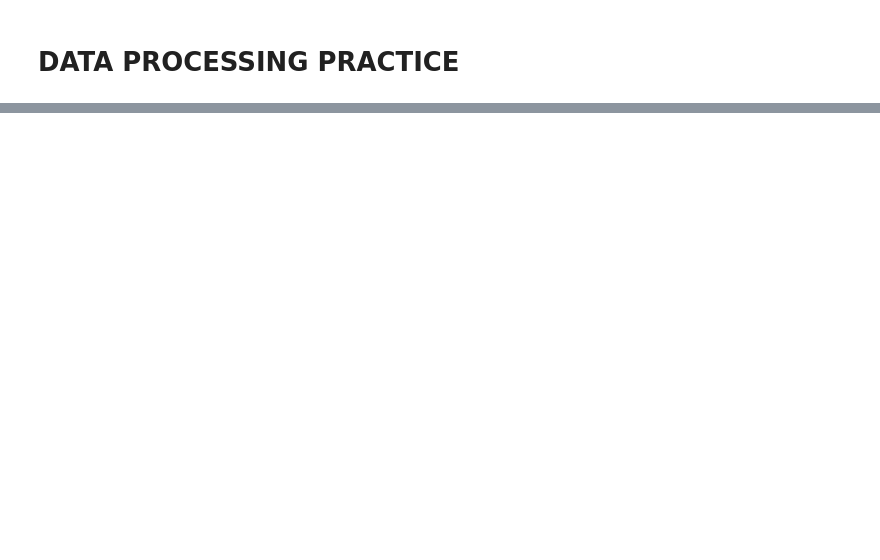
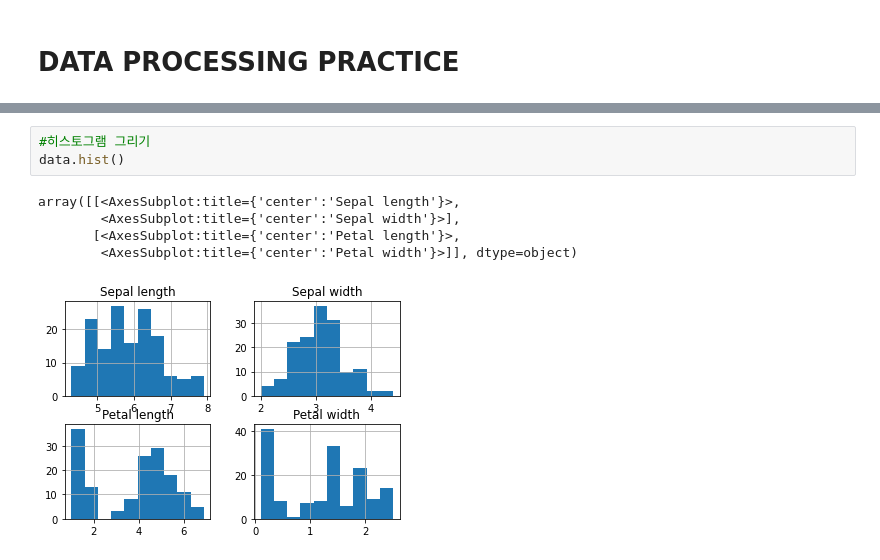
Before and after one commit to pennya6/datacamples, a Jupyter notebook: 데이터분석심화1/test3.ipynb, the cells around one changed output, grey strips where cells are left out. Saved outputs shown, nothing was run; the diff lists cells and outputs as text; blank space fills up the shorter version.

```diff
--- a/데이터분석심화1/test3.ipynb
+++ b/데이터분석심화1/test3.ipynb
@@ -2,0 +539,9 @@
+# %%
+#히스토그램 그리기
+data.hist()
+# %% [output]
+array([[<AxesSubplot:title={'center':'Sepal length'}>,
+        <AxesSubplot:title={'center':'Sepal width'}>],
+       [<AxesSubplot:title={'center':'Petal length'}>,
+        <AxesSubplot:title={'center':'Petal width'}>]], dtype=object)
+[figure, added]
```
Also changed, not shown: parts of 52 cells of this notebook, 21 other files.
